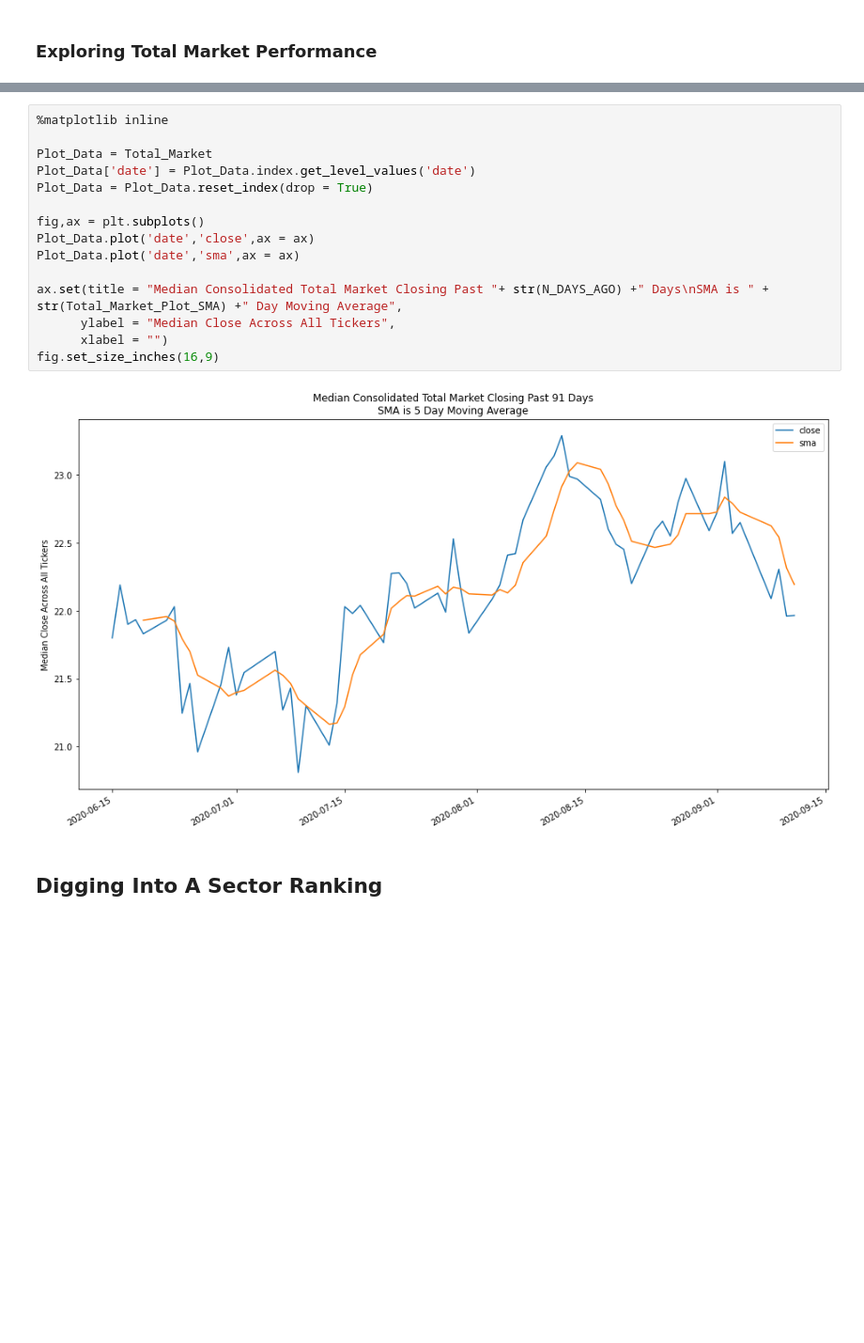
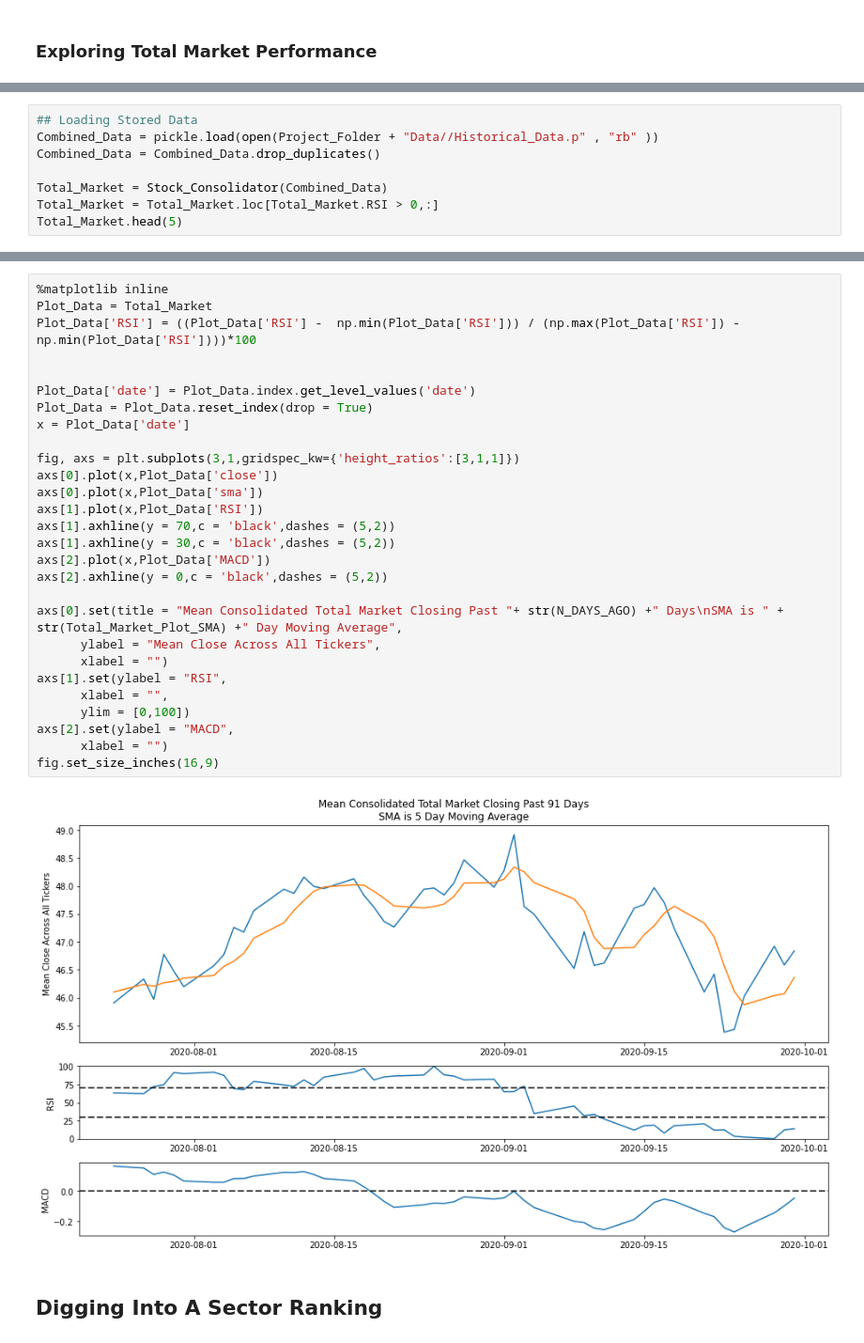
Before and after one commit to webclinic017/Stock-Strategy-Exploration, a Jupyter notebook: Python/Alpaca.ipynb, the cells around one changed output, grey strips where cells are left out. Shown: that part at 94% size. Cells and saved outputs as stored; diff of their text form; blank space fills up the shorter version.

```diff
--- a/Python/Alpaca.ipynb
+++ b/Python/Alpaca.ipynb
@@ -126,0 +149,8 @@ Total_Market
+# %%
+## Loading Stored Data
+Combined_Data = pickle.load(open(Project_Folder + "Data//Historical_Data.p" , "rb" ))
+Combined_Data = Combined_Data.drop_duplicates()
+
+Total_Market = Stock_Consolidator(Combined_Data)
+Total_Market = Total_Market.loc[Total_Market.RSI > 0,:]
+Total_Market.head(5)
@@ -127,19 +169,32 @@ Total_Market
 # %%
 %matplotlib inline
+Plot_Data = Total_Market
+Plot_Data['RSI'] = ((Plot_Data['RSI'] -  np.min(Plot_Data['RSI'])) / (np.max(Plot_Data['RSI']) - np.min(Plot_Data['RSI'])))*100
 
-Plot_Data = Total_Market
+
 Plot_Data['date'] = Plot_Data.index.get_level_values('date')
 Plot_Data = Plot_Data.reset_index(drop = True)
+x = Plot_Data['date']
 
-fig,ax = plt.subplots()
-Plot_Data.plot('date','close',ax = ax)
-Plot_Data.plot('date','sma',ax = ax)
+fig, axs = plt.subplots(3,1,gridspec_kw={'height_ratios':[3,1,1]})
+axs[0].plot(x,Plot_Data['close'])
+axs[0].plot(x,Plot_Data['sma'])
+axs[1].plot(x,Plot_Data['RSI'])
+axs[1].axhline(y = 70,c = 'black',dashes = (5,2))
+axs[1].axhline(y = 30,c = 'black',dashes = (5,2))
+axs[2].plot(x,Plot_Data['MACD'])
+axs[2].axhline(y = 0,c = 'black',dashes = (5,2))
 
-ax.set(title = "Median Consolidated Total Market Closing Past "+ str(N_DAYS_AGO) +" Days\nSMA is " + str(Total_Market_Plot_SMA) +" Day Moving Average",
-      ylabel = "Median Close Across All Tickers",
+axs[0].set(title = "Mean Consolidated Total Market Closing Past "+ str(N_DAYS_AGO) +" Days\nSMA is " + str(Total_Market_Plot_SMA) +" Day Moving Average",
+      ylabel = "Mean Close Across All Tickers",
+      xlabel = "")
+axs[1].set(ylabel = "RSI",
+      xlabel = "",
+      ylim = [0,100])
+axs[2].set(ylabel = "MACD",
       xlabel = "")
 fig.set_size_inches(16,9)
 # %% [output]
-[figure, old version]
+[figure, new version]
 # %% [markdown]
 ## Digging Into A Sector Ranking
```
Also changed, not shown: parts of 13 cells of this notebook, 4 other files.
